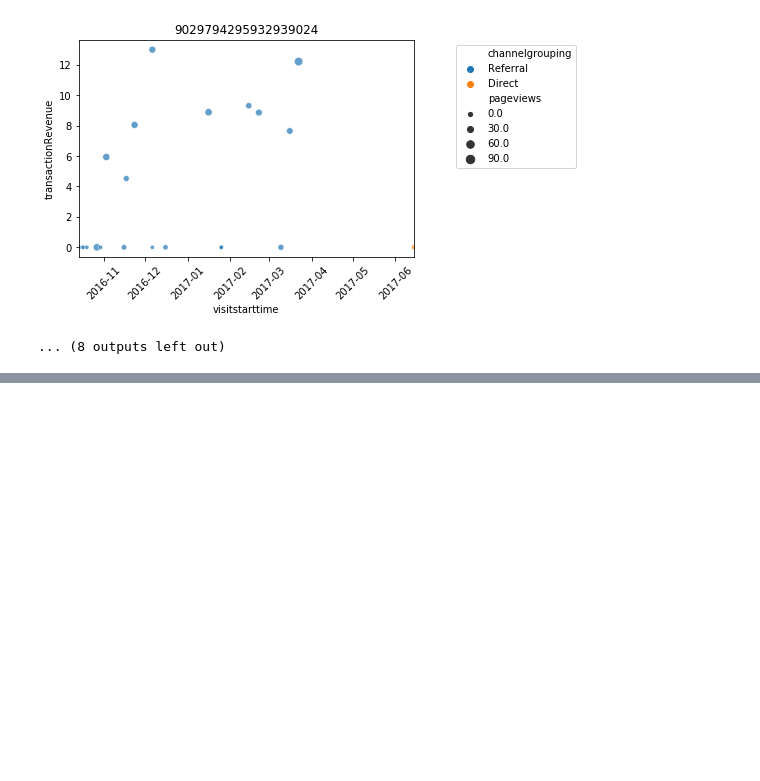
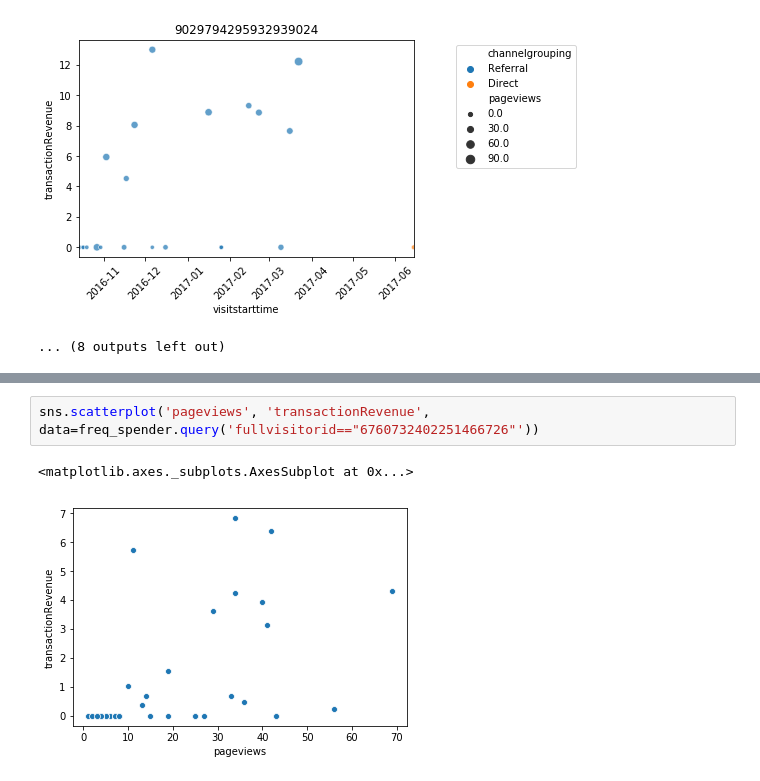
Before and after one commit to romandtse07/google_analytics_kaggle, a Jupyter notebook: SQL.ipynb, the cells around one changed output, grey strips where cells are left out. Cells and saved outputs as stored; diff of their text form; blank space fills up the shorter version.

```diff
--- a/SQL.ipynb
+++ b/SQL.ipynb
@@ -816,0 +754,5 @@ memory usage: 176.0+ bytes
+# %%
+sns.scatterplot('pageviews', 'transactionRevenue', data=freq_spender.query('fullvisitorid=="6760732402251466726"'))
+# %% [output]
+<matplotlib.axes._subplots.AxesSubplot at 0x...>
+[figure, added]
```
Also changed, not shown: parts of 40 cells of this notebook, 7 other files.
